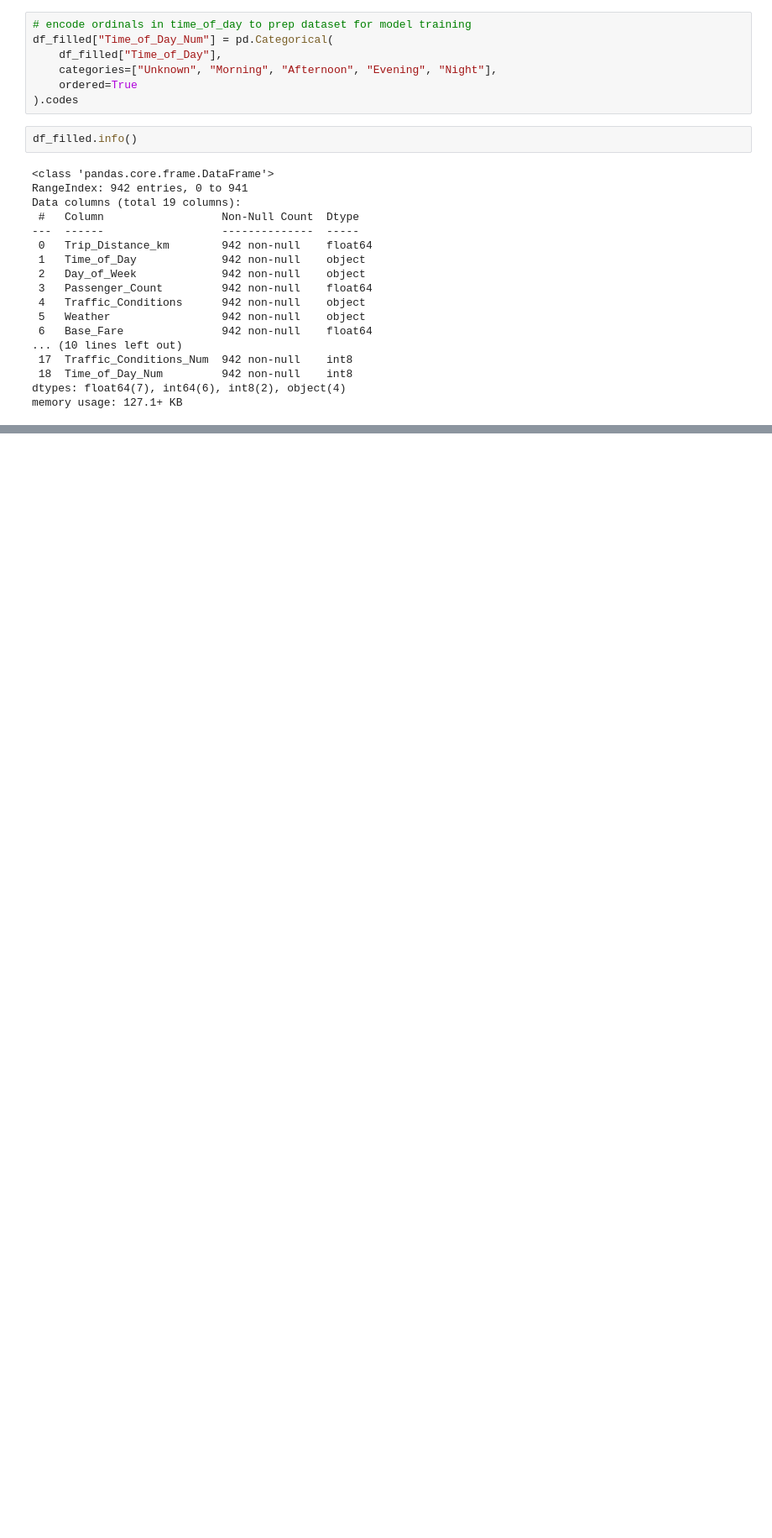
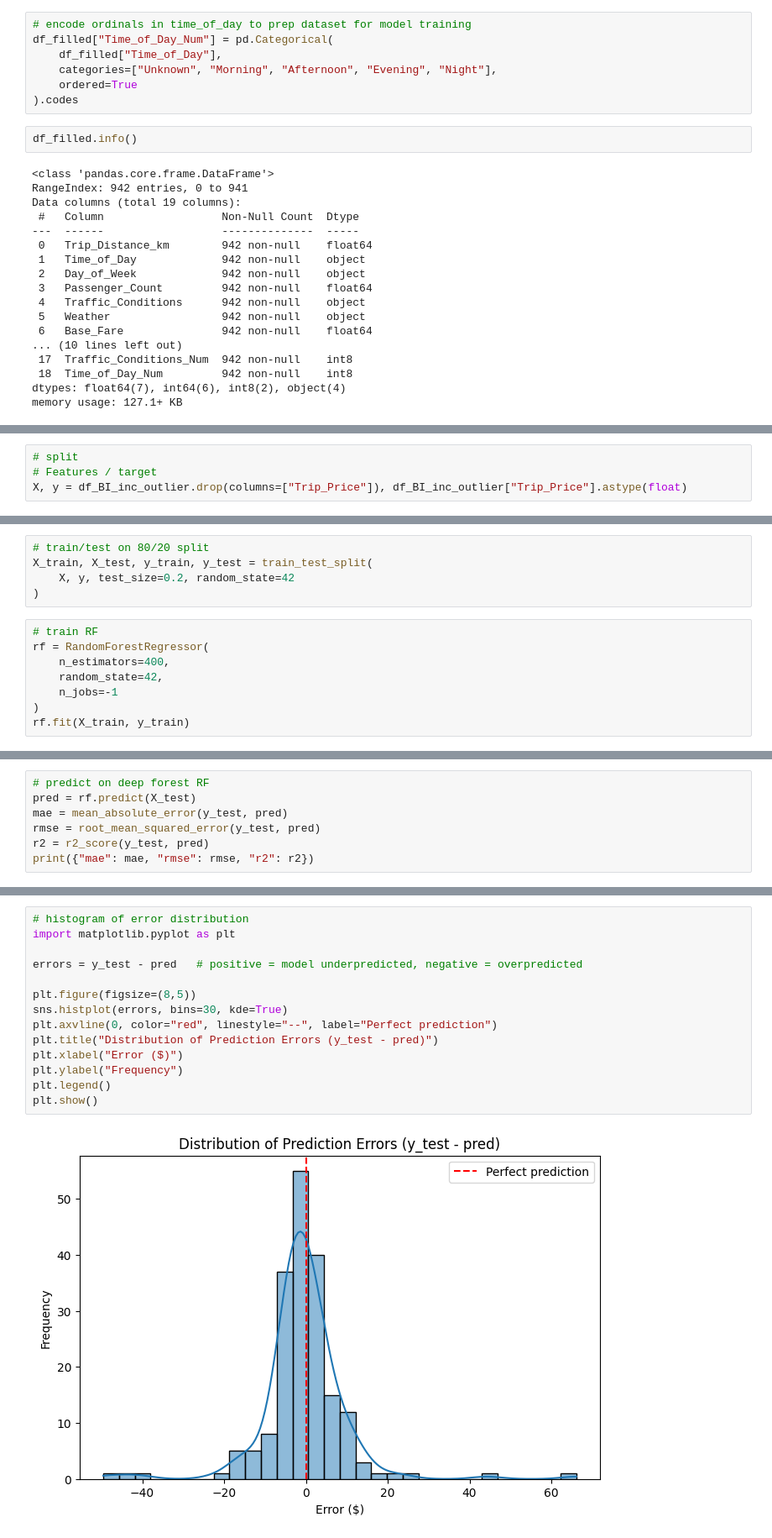
Before and after one commit to SusannaR11/taxipred-prediction-fullstack-SUSANNA-ROKKA-OPA24, a Jupyter notebook: explorations/4c_model_training.ipynb, the cells around one changed output, grey strips where cells are left out. Shown at 84% size. Cells and saved outputs as stored; diff of their text form; blank space fills up the shorter version.

Commit message:
compared shallow forest BI model

```diff
--- a/explorations/4c_model_training.ipynb
+++ b/explorations/4c_model_training.ipynb
@@ -200,0 +203,4 @@ memory usage: 97.6 KB
+# %%
+# split
+# Features / target
+X, y = df_BI_inc_outlier.drop(columns=["Trip_Price"]), df_BI_inc_outlier["Trip_Price"].astype(float)
@@ -200,0 +212,13 @@ memory usage: 97.6 KB
+# %%
+# train/test on 80/20 split
+X_train, X_test, y_train, y_test = train_test_split(
+    X, y, test_size=0.2, random_state=42
+)
+# %%
+# train RF
+rf = RandomForestRegressor(
+    n_estimators=400,
+    random_state=42,
+    n_jobs=-1
+)
+rf.fit(X_train, y_train)
@@ -200,0 +247,7 @@ memory usage: 97.6 KB
+# %%
+# predict on deep forest RF
+pred = rf.predict(X_test)
+mae = mean_absolute_error(y_test, pred)
+rmse = root_mean_squared_error(y_test, pred)
+r2 = r2_score(y_test, pred)
+print({"mae": mae, "rmse": rmse, "r2": r2})
@@ -200,0 +272,16 @@ memory usage: 97.6 KB
+# %%
+# histogram of error distribution
+import matplotlib.pyplot as plt
+
+errors = y_test - pred   # positive = model underpredicted, negative = overpredicted
+
+plt.figure(figsize=(8,5))
+sns.histplot(errors, bins=30, kde=True)
+plt.axvline(0, color="red", linestyle="--", label="Perfect prediction")
+plt.title("Distribution of Prediction Errors (y_test - pred)")
+plt.xlabel("Error ($)")
+plt.ylabel("Frequency")
+plt.legend()
+plt.show()
+# %% [output]
+[figure, added]
```
Also changed, not shown: parts of 14 cells of this notebook.
